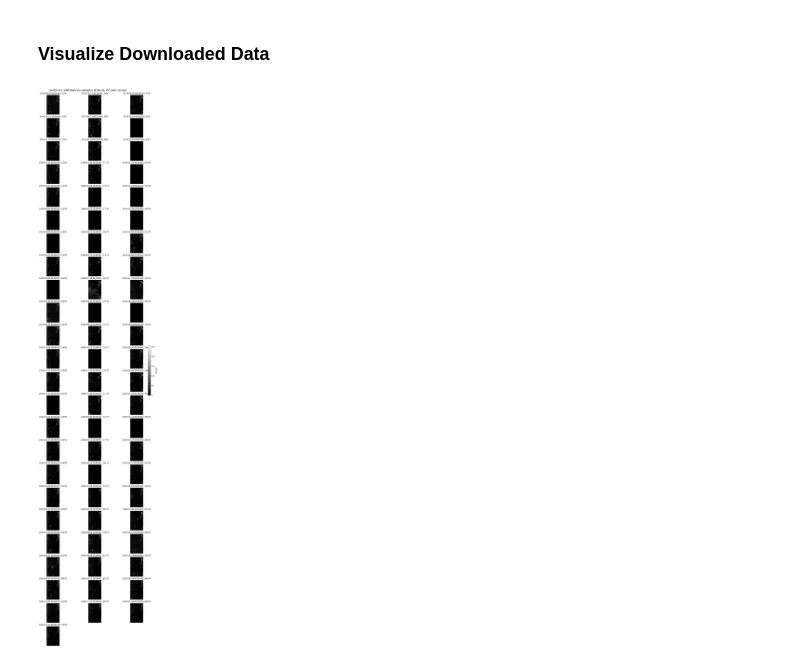
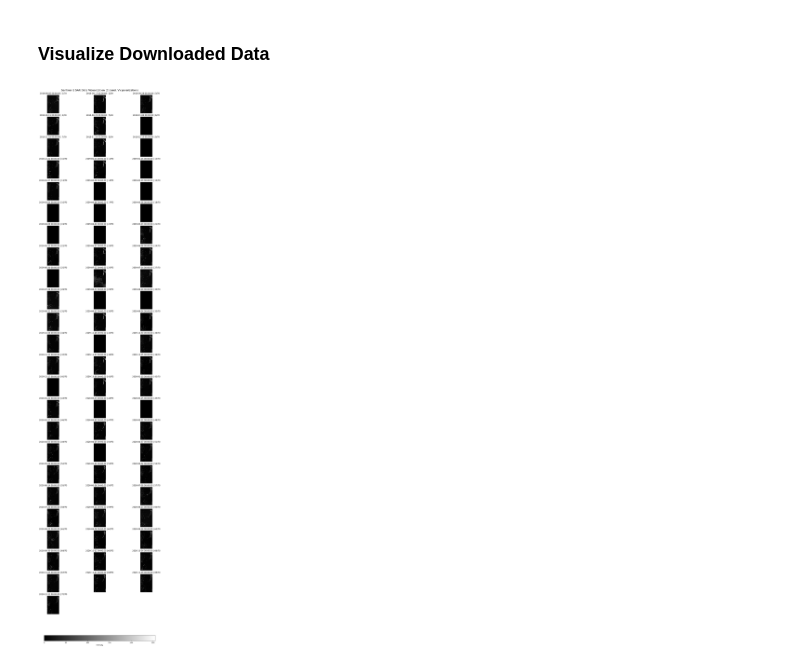
Before and after one commit to aryaniyaps/sentinel-1-sar-extraction, a Jupyter notebook: notebooks/download_sar_data.ipynb, the cells around one changed output. Drawn from its saved outputs; the diff is of its cells as text; code cells hidden in the pictures.

Commit message:
make colorbar orientation horizontal

```diff
--- a/notebooks/download_sar_data.ipynb
+++ b/notebooks/download_sar_data.ipynb
@@ -130,32 +130,32 @@ data = SentinelHubDownloadClient(config=config).download([request.download_list[
 num_images = len(data)  # Number of images from requests
 
 # Define number of columns for the subplot
 num_cols = 3  # Set the number of columns
 num_rows = int(np.ceil(num_images / num_cols))  # Calculate number of rows
 
 fig, axes = plt.subplots(num_rows, num_cols, figsize=(12, num_rows * 2), constrained_layout=True)  # Use constrained layout
 
 # Flatten the axes array for easier indexing
 axes = axes.flatten()
 
 for i in range(num_images):
     axes[i].imshow(data[i], cmap='gray', vmin=0, vmax=255)
     axes[i].set_title(f'{all_requests[i][1]} | {i + 1}/{num_images}')  # Title for each subplot
     axes[i].axis('off')  # Turn off the axis
 
 # Turn off any unused subplots
 for j in range(num_images, len(axes)):
     axes[j].axis('off')  # Hide unused subplots
 
 # Create a shared colorbar
 # Adjusting the size and location of the colorbar
-cbar = plt.colorbar(axes[0].images[0], ax=axes, orientation='vertical', fraction=0.02, pad=0.04, shrink=0.8)
+cbar = plt.colorbar(axes[0].images[0], ax=axes, orientation='horizontal', fraction=0.02, pad=0.04, shrink=0.8)
 cbar.set_label('Intensity')
 
 # Set the main title
 plt.suptitle('Sentinel-1 SAR Data Visualization (C-band, VV polarization)', fontsize=16)
 
 # Use tight layout to ensure no overlap
 plt.show()
 # %% [output]
-[figure, old version]
+[figure, new version]
```
